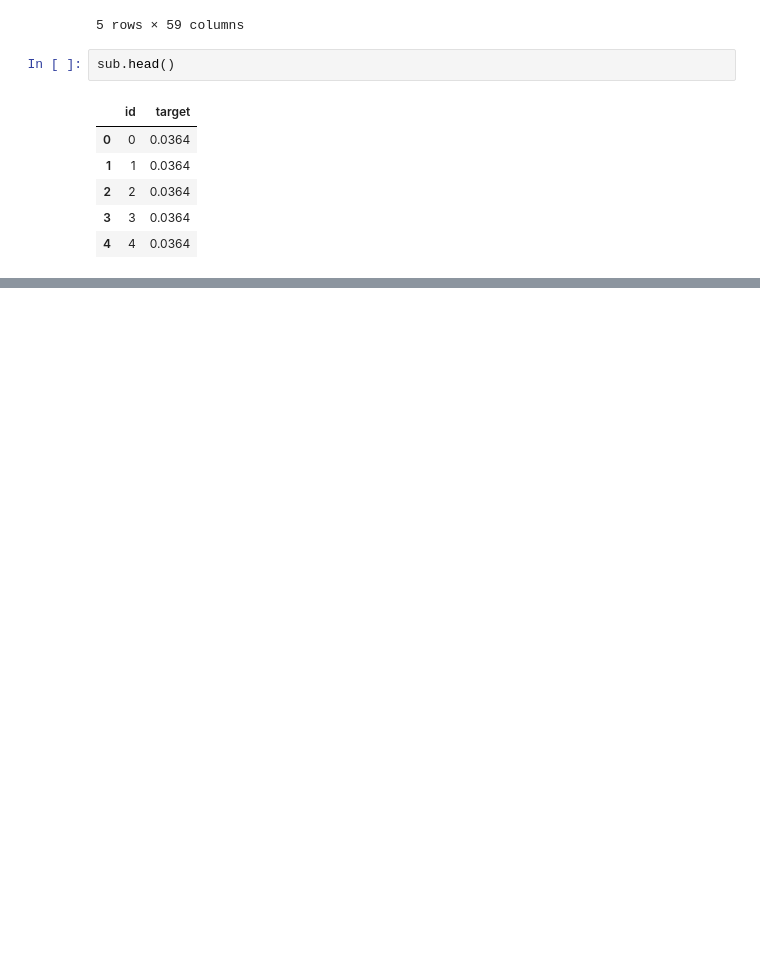
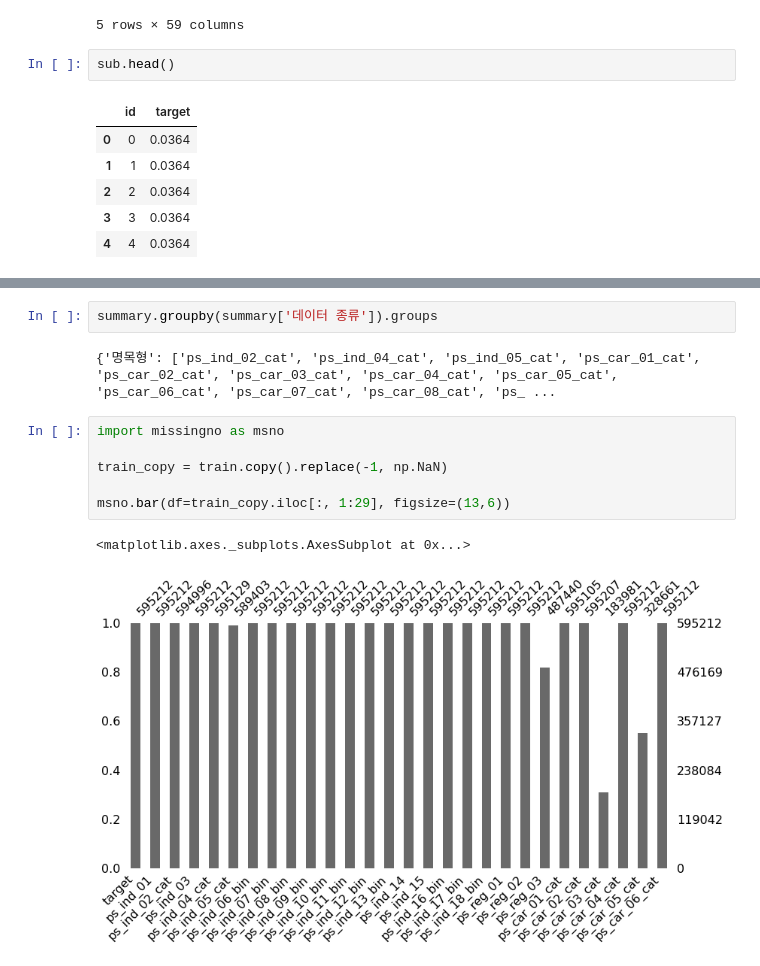
Before and after one commit to SunBinHong00/STUDY-musthave_mldl_problem_solving, a Jupyter notebook: 08장/Kaggle-porto-seguro-safe-driver-prediction.ipynb, the cells around one changed output, grey strips where cells are left out. Saved outputs shown, nothing was run; the diff lists cells and outputs as text; blank space fills up the shorter version.

```diff
--- a/08장/Kaggle-porto-seguro-safe-driver-prediction.ipynb
+++ b/08장/Kaggle-porto-seguro-safe-driver-prediction.ipynb
@@ -61,0 +75,13 @@ Index(['id', 'target', 'ps_ind_01', 'ps_ind_02_cat', 'ps_ind_03',
+# %%
+summary.groupby(summary['데이터 종류']).groups
+# %% [output]
+{'명목형': ['ps_ind_02_cat', 'ps_ind_04_cat', 'ps_ind_05_cat', 'ps_car_01_cat', 'ps_car_02_cat', 'ps_car_03_cat', 'ps_car_04_cat', 'ps_car_05_cat', 'ps_car_06_cat', 'ps_car_07_cat', 'ps_car_08_cat', 'ps_ ...
+# %%
+import missingno as msno
+
+train_copy = train.copy().replace(-1, np.NaN)
+
+msno.bar(df=train_copy.iloc[:, 1:29], figsize=(13,6))
+# %% [output]
+<matplotlib.axes._subplots.AxesSubplot at 0x...>
+[figure, added]
```
Also changed, not shown: parts of 11 cells of this notebook.
